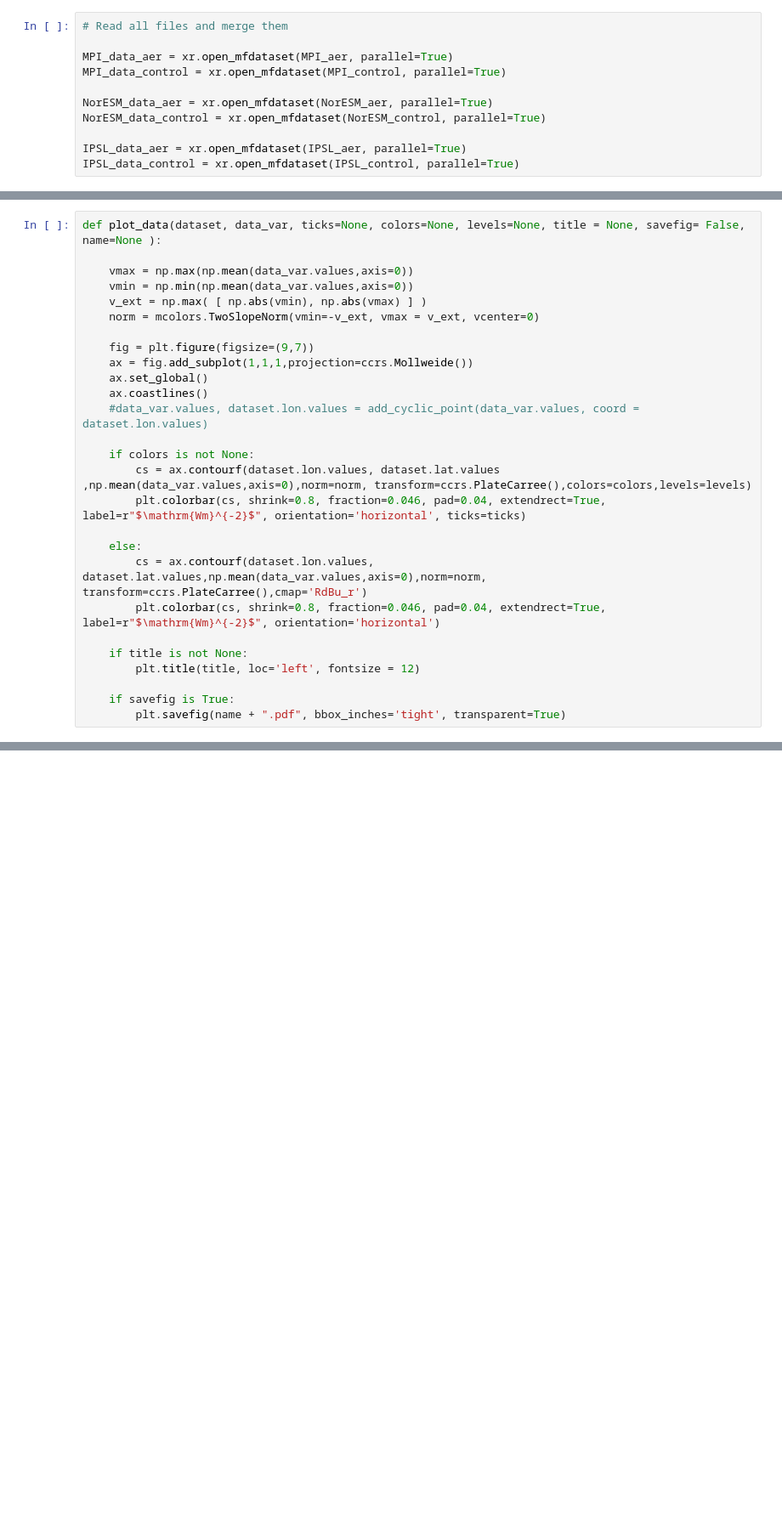
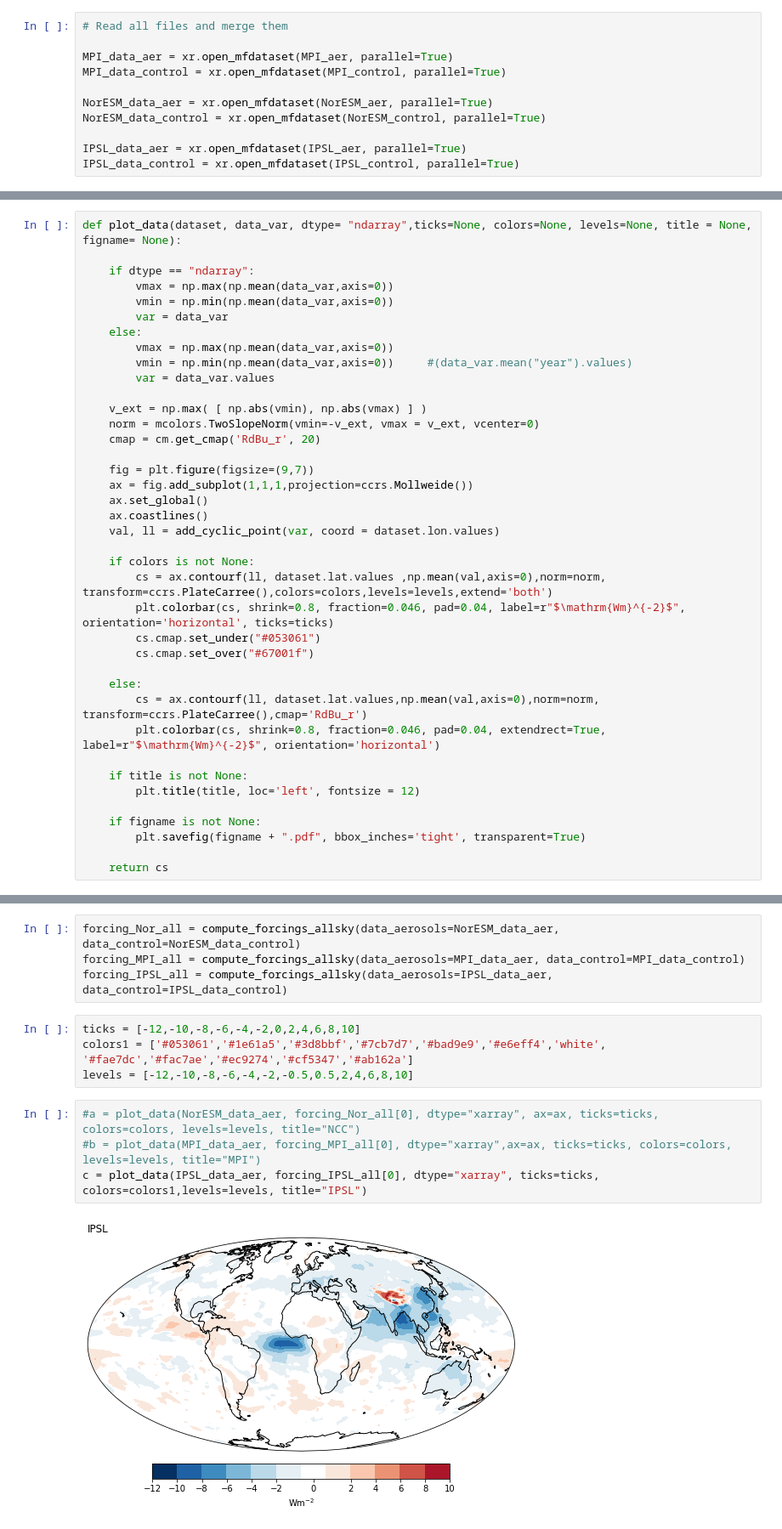
Before and after one commit to rovinapinto/radiative_forcing, a Jupyter notebook: notebooks/forcing_cdo_xarray_integration.ipynb, the cells around one changed output, grey strips where cells are left out. Shown: that part at 85% size. Cells and saved outputs as stored; diff of their text form; blank space fills up the shorter version.

```diff
--- a/notebooks/forcing_cdo_xarray_integration.ipynb
+++ b/notebooks/forcing_cdo_xarray_integration.ipynb
@@ -236,27 +251,39 @@ The global mean for forcing at TOA for IPSL-ESM is -0.54568887
 # %%
-def plot_data(dataset, data_var, ticks=None, colors=None, levels=None, title = None, savefig= False, name=None ):
+def plot_data(dataset, data_var, dtype= "ndarray",ticks=None, colors=None, levels=None, title = None, figname= None):
 
-    vmax = np.max(np.mean(data_var.values,axis=0))
-    vmin = np.min(np.mean(data_var.values,axis=0))
+    if dtype == "ndarray":
+        vmax = np.max(np.mean(data_var,axis=0))
+        vmin = np.min(np.mean(data_var,axis=0))
+        var = data_var
+    else:
+        vmax = np.max(np.mean(data_var,axis=0))
+        vmin = np.min(np.mean(data_var,axis=0))     #(data_var.mean("year").values)
+        var = data_var.values
+
     v_ext = np.max( [ np.abs(vmin), np.abs(vmax) ] )
     norm = mcolors.TwoSlopeNorm(vmin=-v_ext, vmax = v_ext, vcenter=0)
+    cmap = cm.get_cmap('RdBu_r', 20)
 
     fig = plt.figure(figsize=(9,7))
     ax = fig.add_subplot(1,1,1,projection=ccrs.Mollweide())
     ax.set_global()
     ax.coastlines()
-    #data_var.values, dataset.lon.values = add_cyclic_point(data_var.values, coord = dataset.lon.values)
+    val, ll = add_cyclic_point(var, coord = dataset.lon.values)
 
     if colors is not None:
-        cs = ax.contourf(dataset.lon.values, dataset.lat.values ,np.mean(data_var.values,axis=0),norm=norm, transform=ccrs.PlateCarree(),colors=colors,levels=levels)
-        plt.colorbar(cs, shrink=0.8, fraction=0.046, pad=0.04, extendrect=True, label=r"$\mathrm{Wm}^{-2}$", orientation='horizontal', ticks=ticks)
+        cs = ax.contourf(ll, dataset.lat.values ,np.mean(val,axis=0),norm=norm, transform=ccrs.PlateCarree(),colors=colors,levels=levels,extend='both')
+        plt.colorbar(cs, shrink=0.8, fraction=0.046, pad=0.04, label=r"$\mathrm{Wm}^{-2}$", orientation='horizontal', ticks=ticks)
+        cs.cmap.set_under("#053061")
+        cs.cmap.set_over("#67001f")
 
     else:
-        cs = ax.contourf(dataset.lon.values, dataset.lat.values,np.mean(data_var.values,axis=0),norm=norm, transform=ccrs.PlateCarree(),cmap='RdBu_r')
+        cs = ax.contourf(ll, dataset.lat.values,np.mean(val,axis=0),norm=norm, transform=ccrs.PlateCarree(),cmap='RdBu_r')
         plt.colorbar(cs, shrink=0.8, fraction=0.046, pad=0.04, extendrect=True, label=r"$\mathrm{Wm}^{-2}$", orientation='horizontal')
 
     if title is not None:
         plt.title(title, loc='left', fontsize = 12)
 
-    if savefig is True:
-        plt.savefig(name + ".pdf", bbox_inches='tight', transparent=True)
+    if figname is not None:
+        plt.savefig(figname + ".pdf", bbox_inches='tight', transparent=True)
+
+    return cs
@@ -266,0 +330,14 @@ plot_data(dataset=data_aer, data_var=sw_forcing)
+# %%
+forcing_Nor_all = compute_forcings_allsky(data_aerosols=NorESM_data_aer, data_control=NorESM_data_control)
+forcing_MPI_all = compute_forcings_allsky(data_aerosols=MPI_data_aer, data_control=MPI_data_control)
+forcing_IPSL_all = compute_forcings_allsky(data_aerosols=IPSL_data_aer, data_control=IPSL_data_control)
+# %%
+ticks = [-12,-10,-8,-6,-4,-2,0,2,4,6,8,10]
+colors1 = ['#053061','#1e61a5','#3d8bbf','#7cb7d7','#bad9e9','#e6eff4','white',  '#fae7dc','#fac7ae','#ec9274','#cf5347','#ab162a']
+levels = [-12,-10,-8,-6,-4,-2,-0.5,0.5,2,4,6,8,10]
+# %%
+#a = plot_data(NorESM_data_aer, forcing_Nor_all[0], dtype="xarray", ax=ax, ticks=ticks, colors=colors, levels=levels, title="NCC")
+#b = plot_data(MPI_data_aer, forcing_MPI_all[0], dtype="xarray",ax=ax, ticks=ticks, colors=colors, levels=levels, title="MPI")
+c = plot_data(IPSL_data_aer, forcing_IPSL_all[0], dtype="xarray", ticks=ticks, colors=colors1,levels=levels, title="IPSL")
+# %% [output]
+[figure, added]
```
Also changed, not shown: parts of 20 cells of this notebook, 12 other files.
